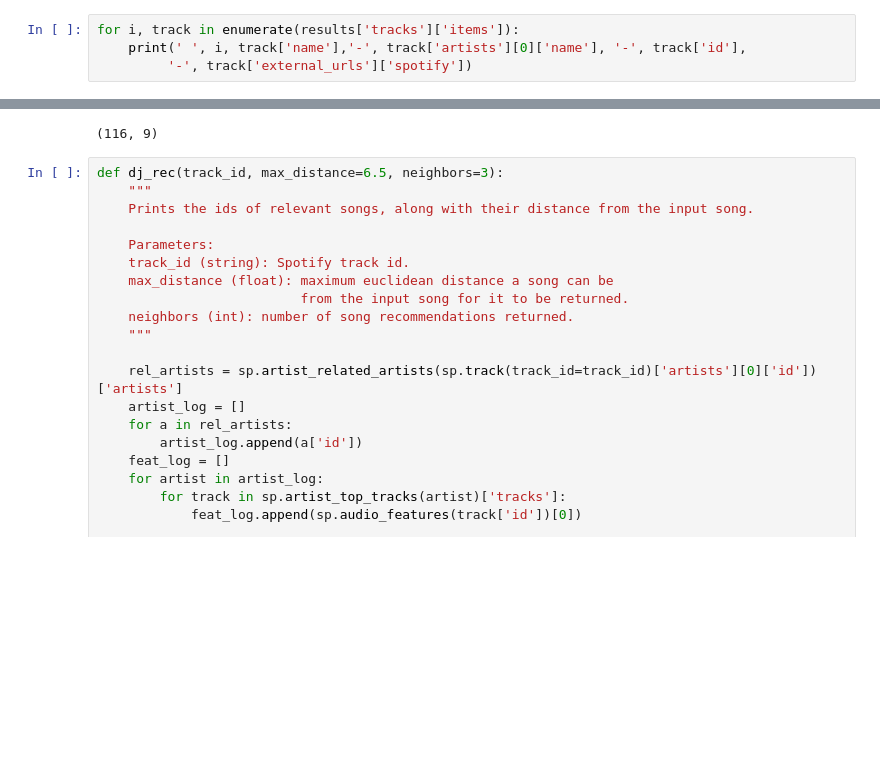
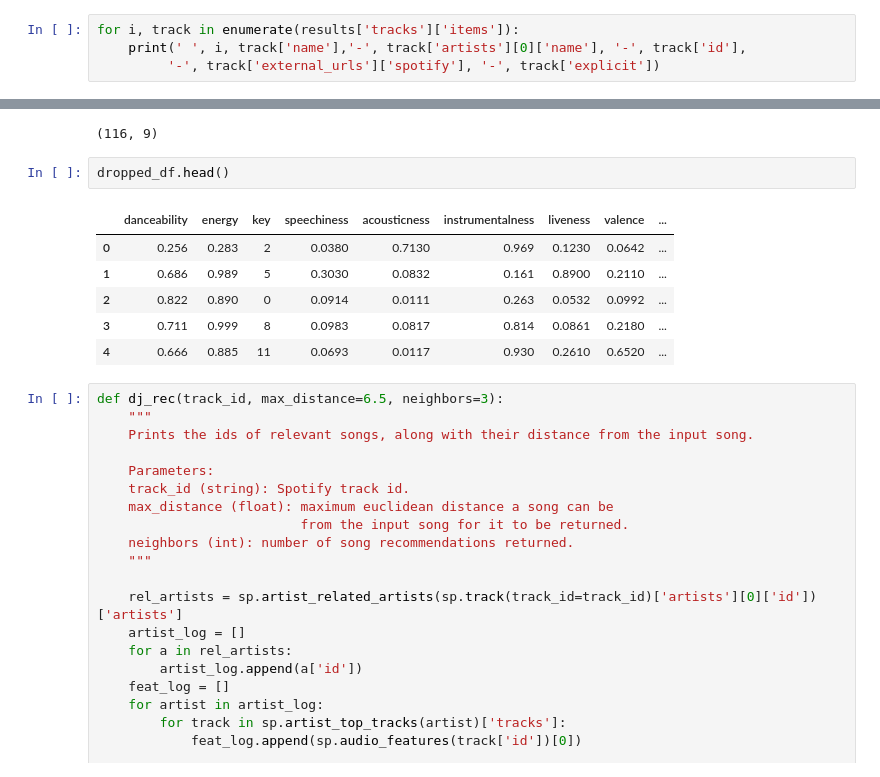
Before and after one commit to BloomTech-Labs/djhelper-ds, a Jupyter notebook: api_test.ipynb, the cells around one changed output, grey strips where cells are left out. Saved outputs shown, nothing was run; the diff lists cells and outputs as text; blank space fills up the shorter version.

Commit message:
added explicit feature to the search function

```diff
--- a/api_test.ipynb
+++ b/api_test.ipynb
@@ -56,5 +56,5 @@ results
 # %%
 for i, track in enumerate(results['tracks']['items']):
     print(' ', i, track['name'],'-', track['artists'][0]['name'], '-', track['id'],
-         '-', track['external_urls']['spotify'])
+         '-', track['external_urls']['spotify'], '-', track['explicit'])
 # %% [output]
@@ -116,6 +116,15 @@ for artist in artist_log:
 dropped_df.shape
 # %% [output]
 (116, 9)
+# %%
+dropped_df.head()
+# %% [output]
+|  | danceability | energy | key | speechiness | acousticness | instrumentalness | liveness | valence | ... |
+| 0 | 0.256 | 0.283 | 2 | 0.0380 | 0.7130 | 0.969 | 0.1230 | 0.0642 | ... |
+| 1 | 0.686 | 0.989 | 5 | 0.3030 | 0.0832 | 0.161 | 0.8900 | 0.2110 | ... |
+| 2 | 0.822 | 0.890 | 0 | 0.0914 | 0.0111 | 0.263 | 0.0532 | 0.0992 | ... |
+| 3 | 0.711 | 0.999 | 8 | 0.0983 | 0.0817 | 0.814 | 0.0861 | 0.2180 | ... |
+| 4 | 0.666 | 0.885 | 11 | 0.0693 | 0.0117 | 0.930 | 0.2610 | 0.6520 | ... |
 # %%
 def dj_rec(track_id, max_distance=6.5, neighbors=3):
     """
```
Also changed, not shown: parts of 4 cells of this notebook, 1 other file.
